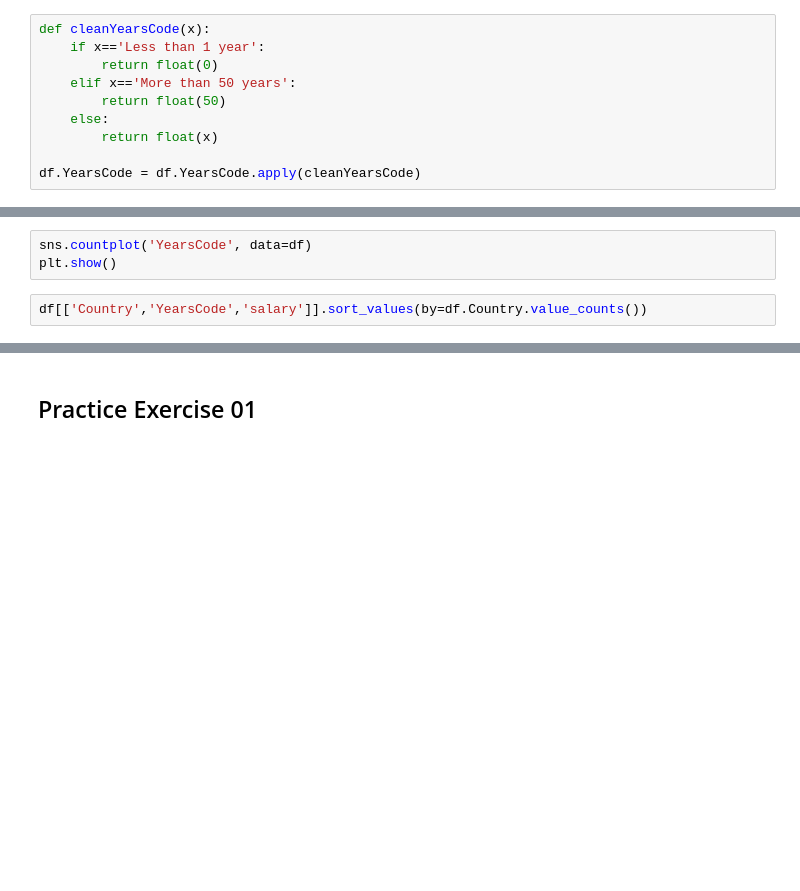
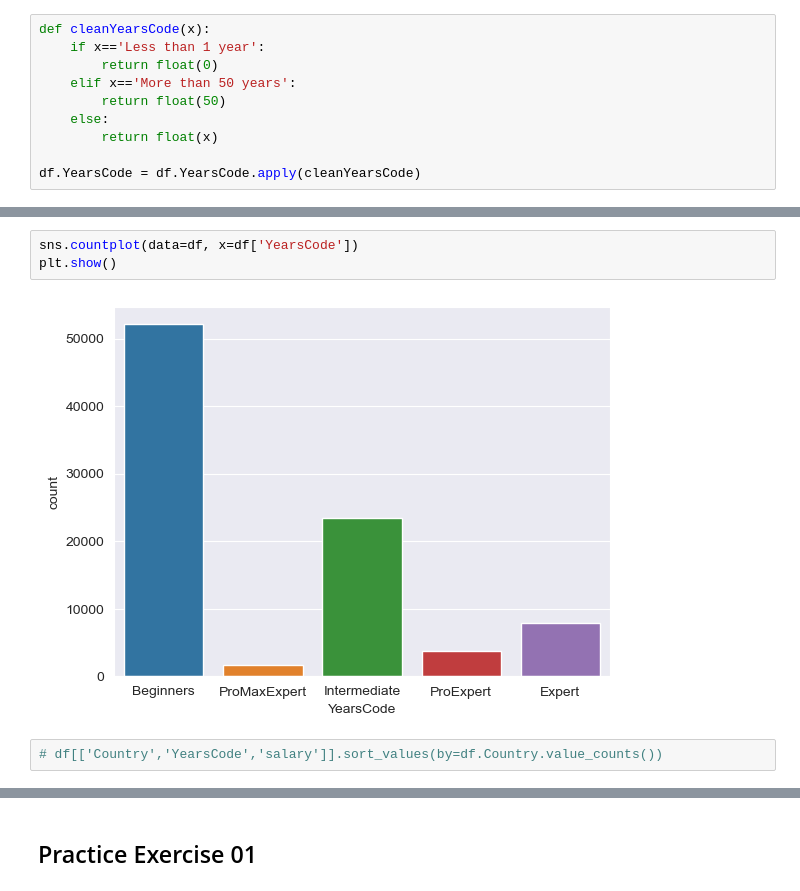
Before and after one commit to ehtisham-sadiq/P0Q6R9S2-MLZone, a Jupyter notebook: Module 04 - Python for Data Scientists/07_Pandas.ipynb, the cells around one changed output, grey strips where cells are left out. Drawn from its saved outputs; the diff is of its cells as text; blank space fills up the shorter version.

```diff
--- a/Module 04 - Python for Data Scientists/07_Pandas.ipynb
+++ b/Module 04 - Python for Data Scientists/07_Pandas.ipynb
@@ -859,7 +1604,9 @@ plt.show()
 # %%
-sns.countplot('YearsCode', data=df)
+sns.countplot(data=df, x=df['YearsCode'])
 plt.show()
+# %% [output]
+[figure, added]
 # %%
-df[['Country','YearsCode','salary']].sort_values(by=df.Country.value_counts())
+# df[['Country','YearsCode','salary']].sort_values(by=df.Country.value_counts())
 # %%
 df.Country.value_counts().head(15)
```
Also changed, not shown: parts of 92 cells of this notebook.
